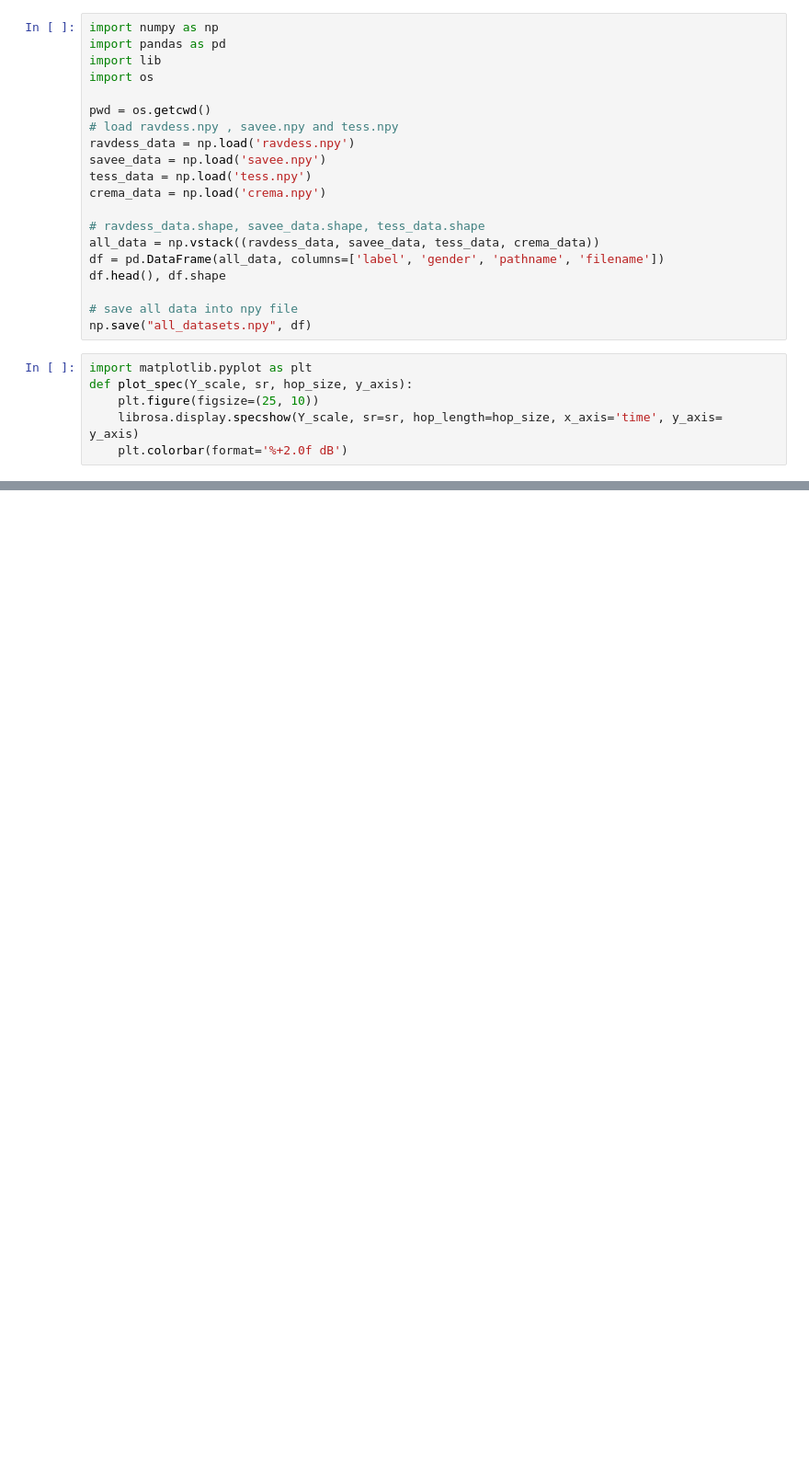
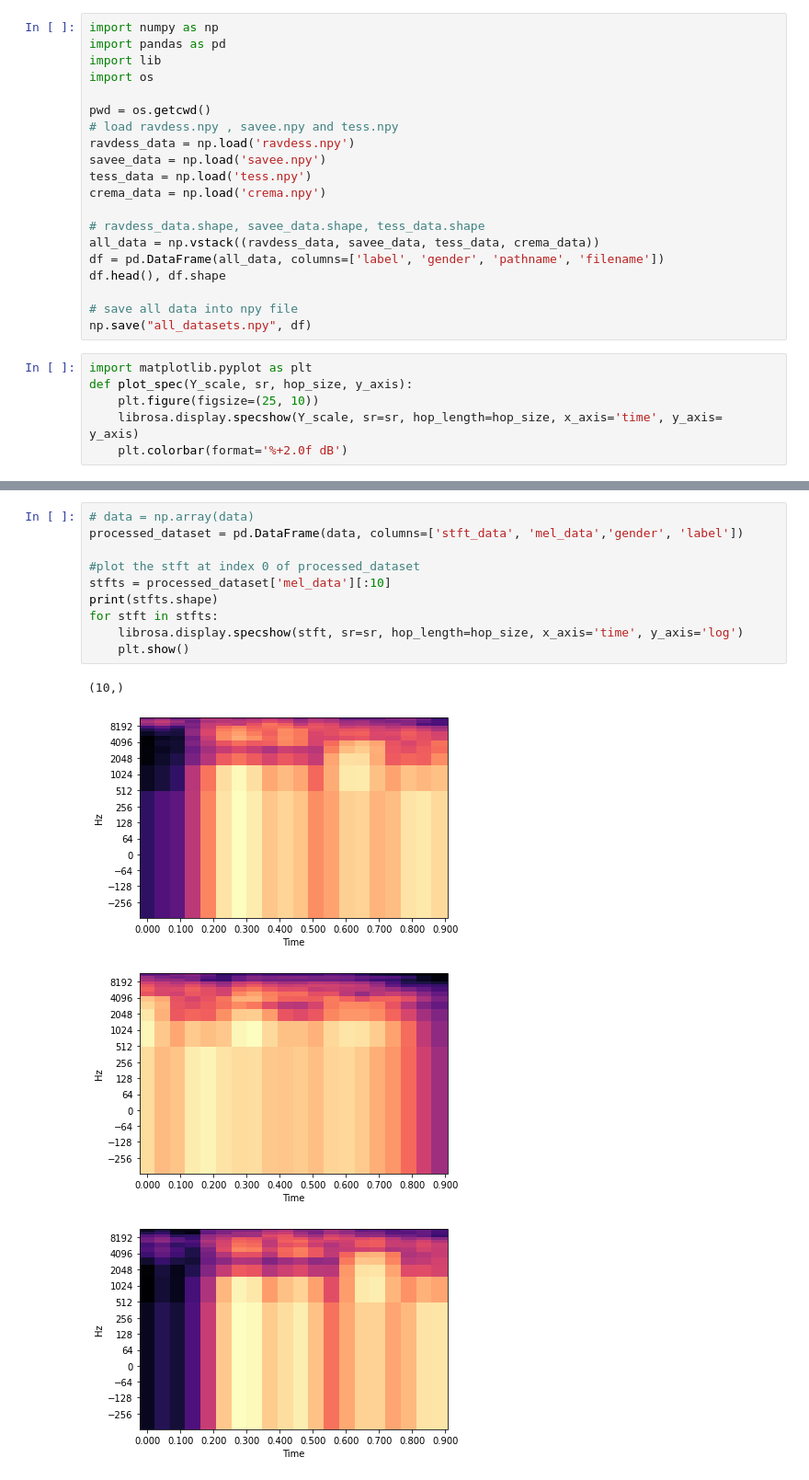
Before and after one commit to PastaGits/VocalEmotionSensor, a Jupyter notebook: unite_datasets.ipynb, the cells around one changed output, grey strips where cells are left out. Shown: that part at 92% size. Cells and saved outputs as stored; diff of their text form; blank space fills up the shorter version.

```diff
--- a/unite_datasets.ipynb
+++ b/unite_datasets.ipynb
@@ -83,0 +84,15 @@ for i in range(2):
+# %%
+# data = np.array(data)
+processed_dataset = pd.DataFrame(data, columns=['stft_data', 'mel_data','gender', 'label'])
+
+#plot the stft at index 0 of processed_dataset
+stfts = processed_dataset['mel_data'][:10]
+print(stfts.shape)
+for stft in stfts:
+    librosa.display.specshow(stft, sr=sr, hop_length=hop_size, x_axis='time', y_axis='log')
+    plt.show()
+# %% [output]
+(10,)
+[figure, added]
+[figure, added]
+[figure, added]
```
Also changed, not shown: parts of 2 cells of this notebook.
